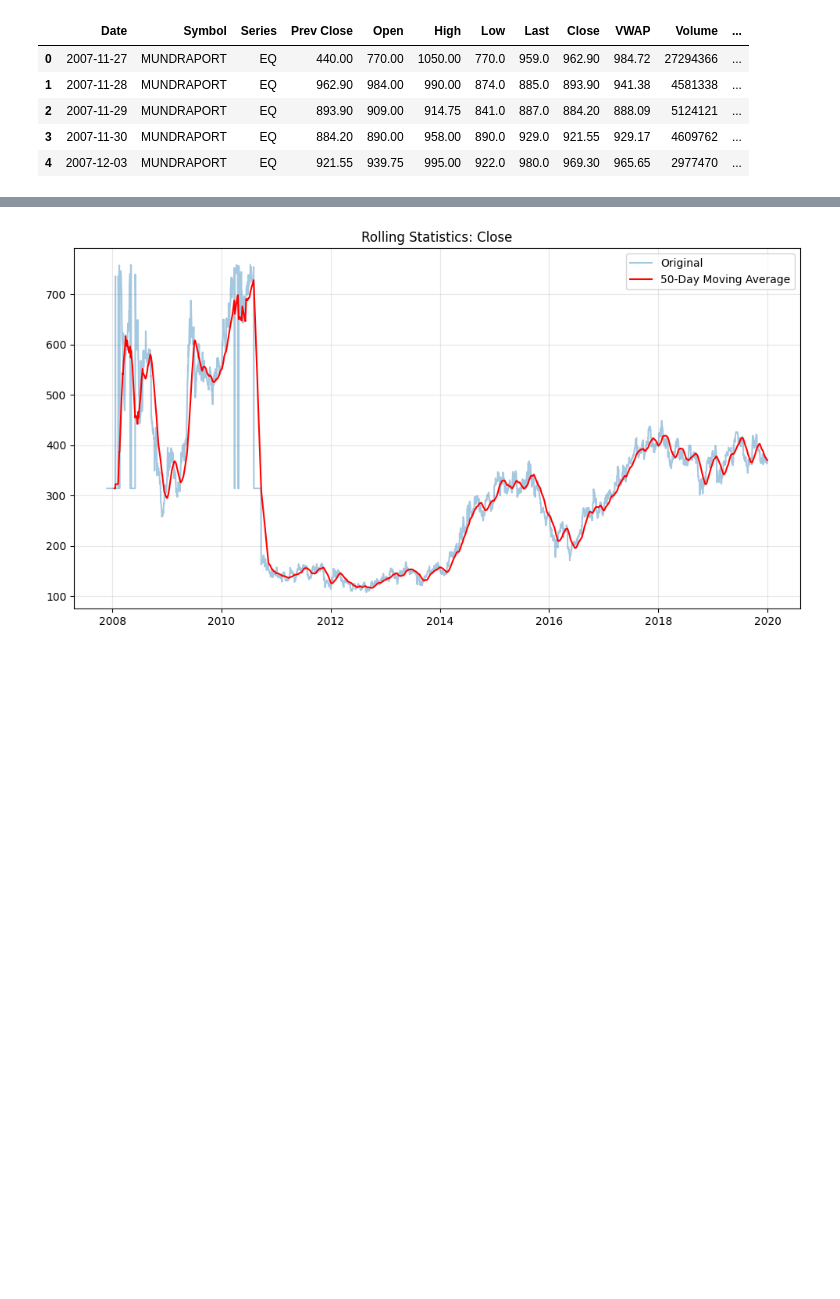
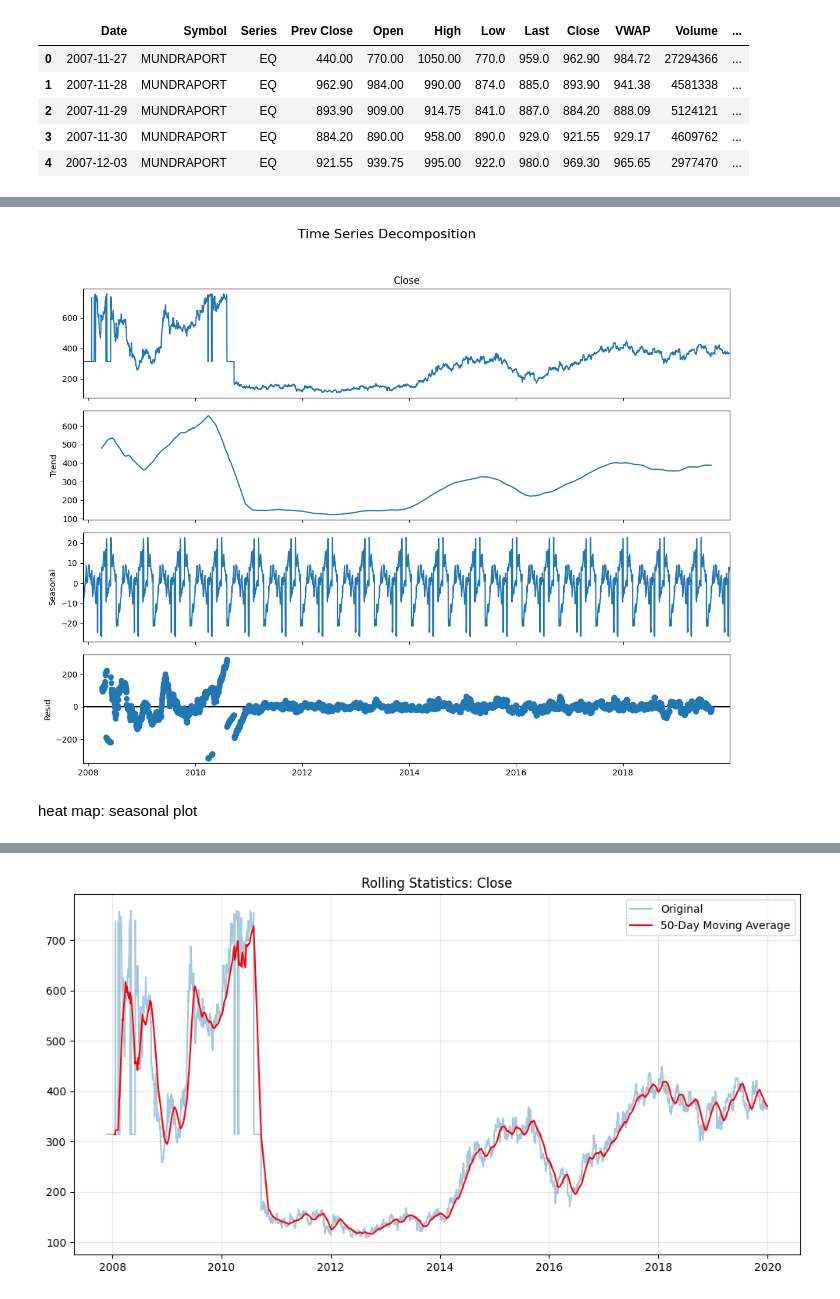
Before and after one commit to RahimiLili/TimeSeries_Analysis_Project, a Jupyter notebook: notebooks/Timeseri_analysis.ipynb, the cells around one changed output, grey strips where cells are left out. Drawn from its saved outputs; the diff is of its cells as text; code cells hidden in the pictures; blank space fills up the shorter version.

```diff
--- a/notebooks/Timeseri_analysis.ipynb
+++ b/notebooks/Timeseri_analysis.ipynb
@@ -28,0 +61,4 @@ Data cleaned and gaps filled via interpolation.
+# %%
+# --- STEP 3: STATISTICAL ANALYSIS ---
+print("\n[Step 3] Analysis: Extracting Statistical Insights...")
+analyzer = TimeSeriesAnalyzer(df_clean)
@@ -28,0 +126,8 @@ Data cleaned and gaps filled via interpolation.
+# %%
+decomposition_results = analyzer.decompose_signal()
+viz.plot_decomposition(decomposition_results)
+# %% [output]
+[figure, added]
+# %% [markdown]
+heat map:
+seasonal plot
```
Also changed, not shown: parts of 26 cells of this notebook, 8 other files.
